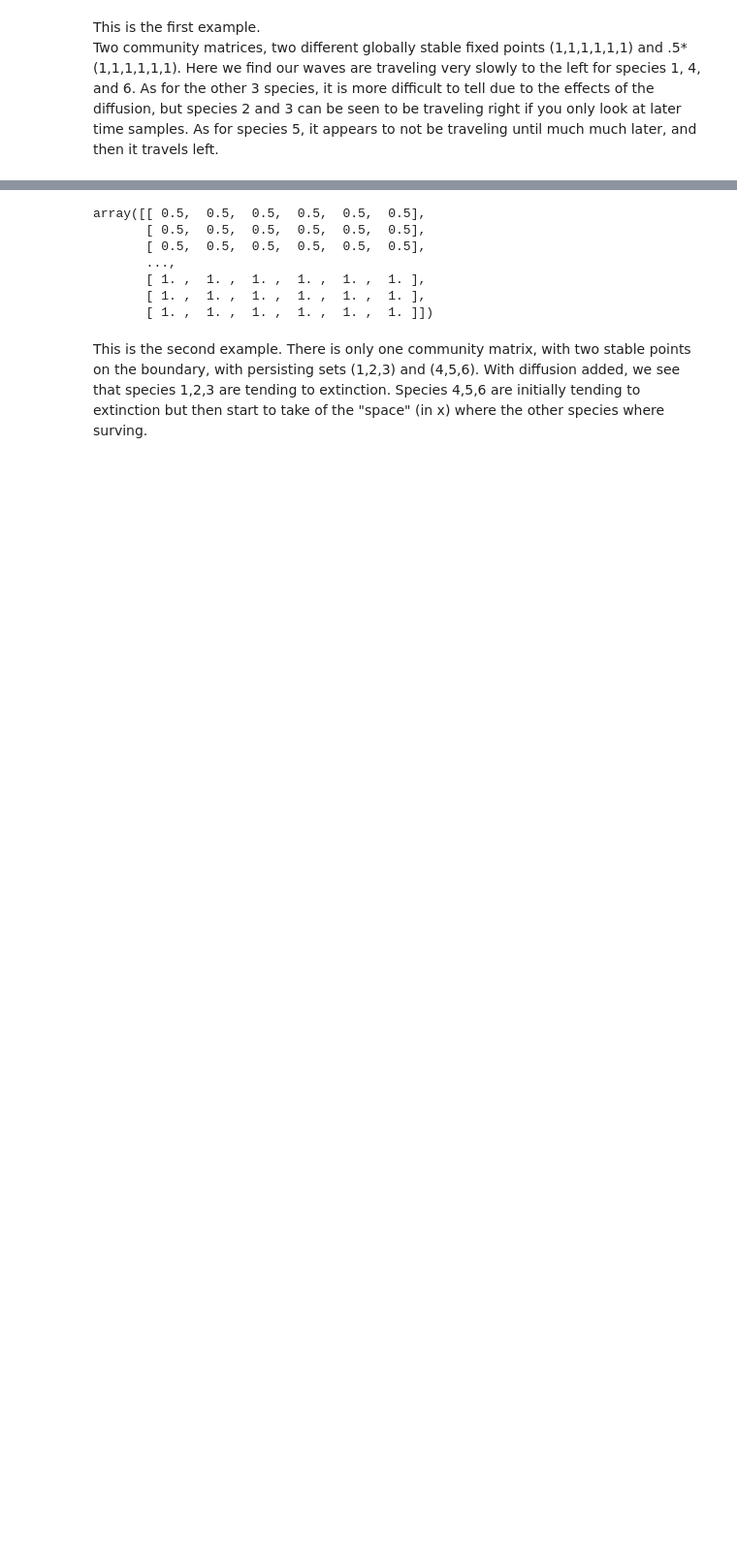
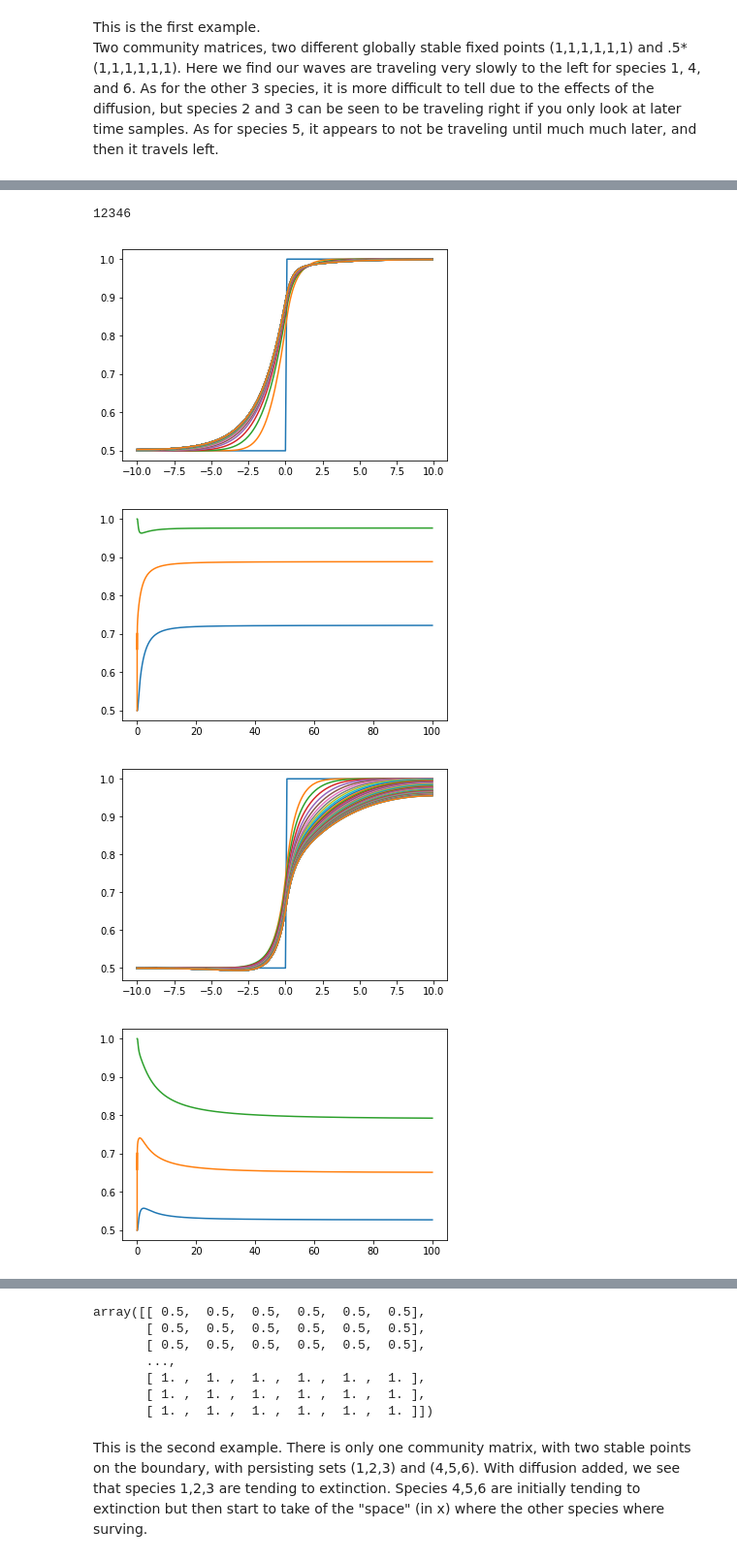
Before and after one commit to mlivesa2/compLV_ring, a Jupyter notebook: LV_sym_diff.ipynb, the cells around one changed output, grey strips where cells are left out. Shown at 97% size. Cells and saved outputs as stored; diff of their text form; code cells hidden in the pictures; blank space fills up the shorter version.

```diff
--- a/LV_sym_diff.ipynb
+++ b/LV_sym_diff.ipynb
@@ -104,20 +104,3 @@ Two community matrices, two different globally stable fixed points (1,1,1,1,1,1)
 Here we find our waves are traveling very slowly to the left for species 1, 4, and 6.
 As for the other 3 species, it is more difficult to tell due to the effects of the diffusion, but species 2 and 3 can be seen to be traveling right if you only look at later time samples.
 As for species 5, it appears to not be traveling until much much later, and then it travels left.
-# %%
-space_bounds = range(int(K/2)-80,int(K/2)+80)
-for i in range(6):
-    plt.figure(i+1)
-    plt.plot(U[0,space_bounds,i])
-    plt.plot(U[1,space_bounds,i])
-    plt.plot(U[200-1,space_bounds,i])
-    plt.plot(U[400-1,space_bounds,i])
-    plt.plot(U[600-1,space_bounds,i])
-    plt.plot(U[800-1,space_bounds,i])
-    plt.plot(U[1000-1,space_bounds,i])
-    plt.plot(U[1200-1,space_bounds,i])
-    plt.plot(U[1400-1,space_bounds,i])
-    plt.plot(U[1600-1,space_bounds,i])
-    plt.plot(U[1800-1,space_bounds,i])
-    plt.plot(U[2000-1,space_bounds,i])
-    plt.show()
@@ -130,0 +133,21 @@ for i in range(6):
+# %%
+print(T)
+space_inputs = range(K)
+space_bounds = [-10 + n*dx for n in space_inputs]
+
+for i in range(6):
+    plt.figure(i+1)
+    for j in range(0,T,200):
+        plt.plot(space_bounds,U[j,space_inputs,i])
+    plt.show()
+    plt.figure()
+    plt.plot([k*dt for k in range(T)],U[range(T),int(K/2)-10,i])
+    plt.plot([k*dt for k in range(T)],U[range(T),int(K/2),i])
+    plt.plot([k*dt for k in range(T)],U[range(T),int(K/2)+10,i])
+    plt.show()
+# %% [output]
+12346
+[figure, added]
+[figure, added]
+[figure, added]
+[figure, added]
```
Also changed, not shown: parts of 16 cells of this notebook.
